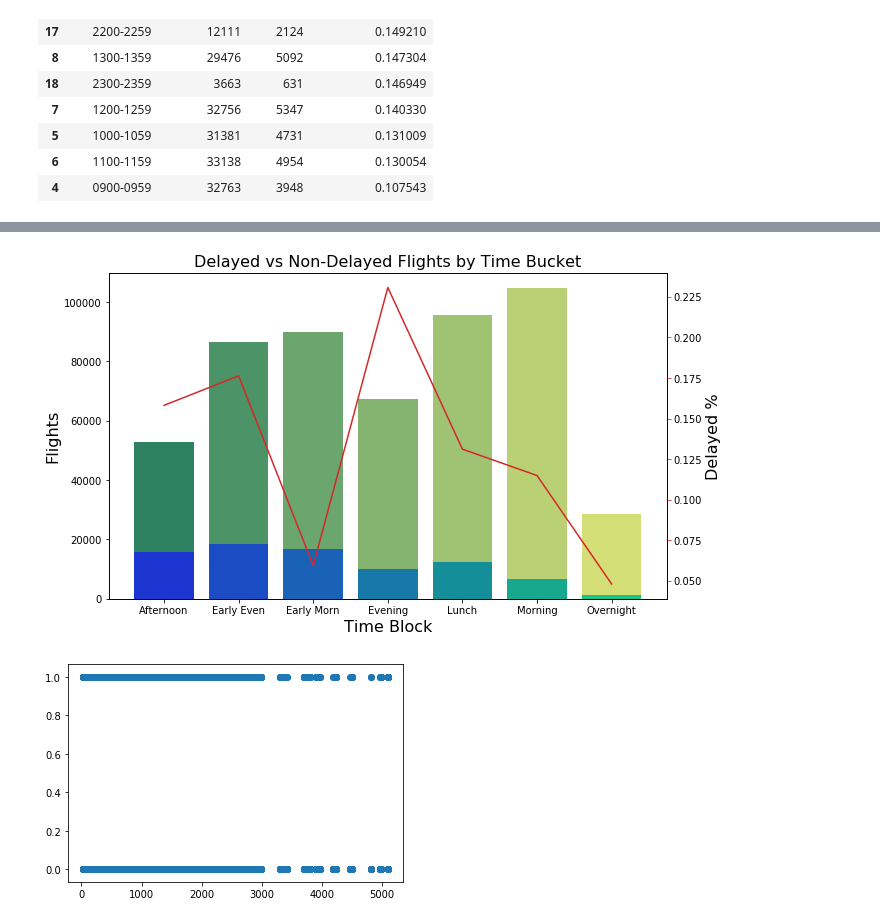
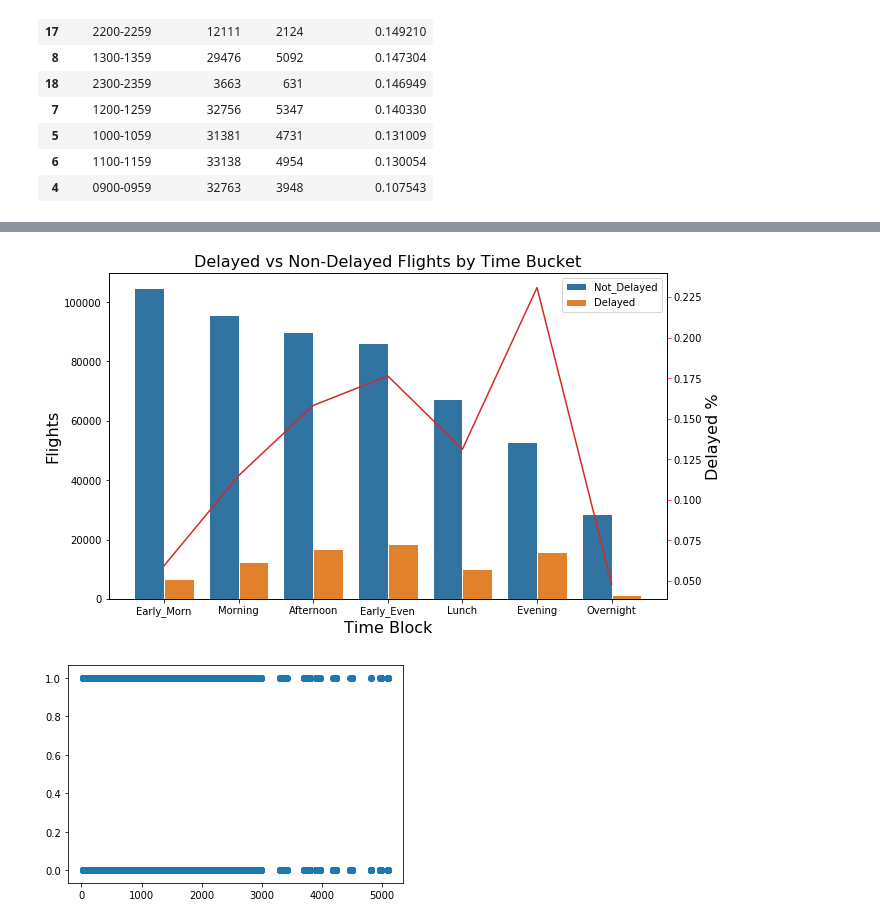
Before and after one commit to mattydeane74/Python-DA-Course, a Jupyter notebook: Lesson_6/Airlines_delay.ipynb, the cells around one changed output, grey strips where cells are left out. Drawn from its saved outputs; the diff is of its cells as text; code cells hidden in the pictures.

```diff
--- a/Lesson_6/Airlines_delay.ipynb
+++ b/Lesson_6/Airlines_delay.ipynb
@@ -631,7 +652,8 @@ df_depblk.head(15)
 #It seems most of the flights are in the morning. But higher percentage of delay occurs after 1700.
 df_timeblk=pd.DataFrame(Jan2020.groupby(["flight_time_blk","dep_del15"])["origin_airport_id"].count().unstack("dep_del15").reset_index().values,columns=["flight_time_blk","Not_Delayed","Delayed"])
 df_timeblk["PercentOfDelayed"]=pd.to_numeric(df_timeblk.Delayed /( df_timeblk.Delayed+ df_timeblk.Not_Delayed))
-df_timeblk.sort_values(by="PercentOfDelayed",ascending=False,inplace=True)
+df_timeblk.sort_values(by="Not_Delayed",ascending=False,inplace=True)
+#df_timeblk.reset_index(inplace=True)
 df_timeblk.head(10)
 # %% [output]
 |  | flight_time_blk | Not_Delayed | Delayed | PercentOfDelayed |
@@ -644 +666,5 @@ df_timeblk.head(10)
 | 6 | Overnight | 28640 | 1446 | 0.048062 |
+# %%
+#melt data allow to separate bar chart
+a = df_timeblk[].melt(id_vars=['flight_time_blk'])
+a.head(20)
@@ -645,22 +689,23 @@ df_timeblk.head(10)
 # %%
 #Create combo chart
 fig, ax1 = plt.subplots(figsize=(10,6))
 color = 'tab:green'
 #bar plot creation
 ax1.set_title('Delayed vs Non-Delayed Flights by Time Bucket', fontsize=16)
-ax1 = sns.barplot(x='flight_time_blk', y='Not_Delayed', data = df_timeblk, palette='summer')
-ax1 = sns.barplot(x='flight_time_blk', y='Delayed', data = df_timeblk, palette='winter')
+ax1 = sns.barplot(x=a[a['variable']!='PercentOfDelayed'].flight_time_blk.values, hue=a[a['variable']!='PercentOfDelayed'].variable.values, y=a[a['variable']!='PercentOfDelayed'].value.values, edgecolor="white")
+#ax1 = sns.barplot(x='flight_time_blk', y='Not_Delayed', data = df_timeblk, palette='summer',ci = None)
+#ax1 = sns.barplot(x='flight_time_blk', y='Delayed', data = df_timeblk, palette='winter',ci = None)
 ax1.set_xlabel('Time Block', fontsize=16)
 ax1.set_ylabel('Flights', fontsize=16)
-ax1.tick_params(axis='y')
+#ax1.tick_params(axis='y')
 #specify we want to share the same x-axis
 ax2 = ax1.twinx()
 color = 'tab:red'
 #line plot creation
-ax2 = sns.lineplot(x='flight_time_blk', y='PercentOfDelayed', data = df_timeblk, sort=True, color=color)
+ax2 = sns.lineplot(x='flight_time_blk', y='PercentOfDelayed', data = df_timeblk, sort=False, color=color)
 ax2.set_ylabel('Delayed %', fontsize=16)
 ax2.tick_params(axis='y', color=color)
 #show plot
 plt.show()
 # %% [output]
-[figure, old version]
+[figure, new version]
```
Also changed, not shown: parts of 61 cells of this notebook, 2 other files.
